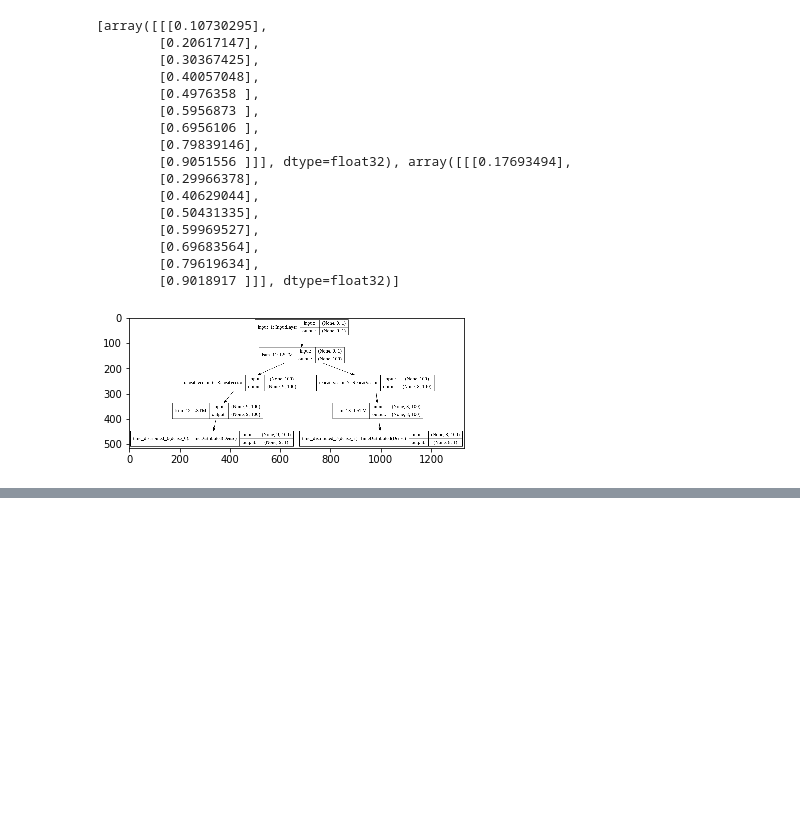
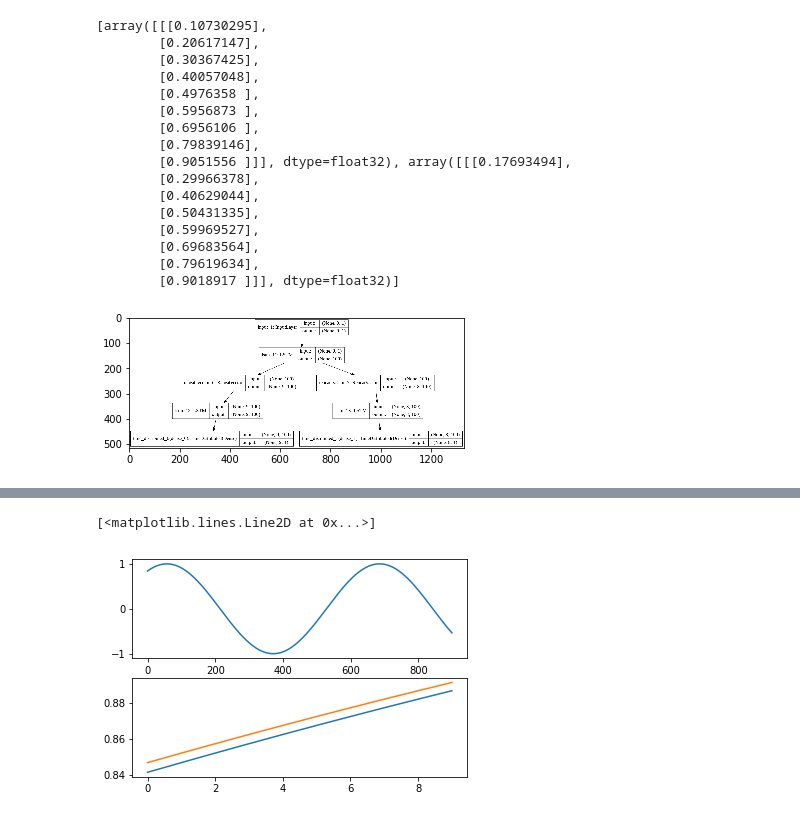
Before and after one commit to rigelfalcon/GoogleColab, a Jupyter notebook: lstm_autoencoders.ipynb, the cells around one changed output, grey strips where cells are left out. Saved outputs shown, nothing was run; the diff lists cells and outputs as text; code cells hidden in the pictures; blank space fills up the shorter version.

```diff
--- a/lstm_autoencoders.ipynb
+++ b/lstm_autoencoders.ipynb
@@ -138,0 +154,31 @@ print(yhat)
+# %%
+#%% generate data
+#generate sin(x)
+def SeriesGen(N):
+  x=np.arange(1,N,0.01)
+  return np.sin(x)
+#use generated sin(x) to generate sample.
+#input:x,x+1,x+2...
+#output:x+2,x+3,x+4...
+def TrainDataGen(seq,k):
+  dat=list()
+  L=len(seq)
+  for i in range(L-k-1):
+    indat=seq[i:i+k]
+    outdat=seq[i+1:i+k+1]
+    dat.append((indat,outdat))
+  return dat
+
+y = SeriesGen(10)
+dat = TrainDataGen(y, 10)
+plt.figure(1)
+##integral
+plt.subplot(211)
+plt.plot(y)
+##local
+plt.subplot(212)
+plt.plot(dat[0][0])
+plt.plot(dat[0][1])
+# %% [output]
+[<matplotlib.lines.Line2D at 0x...>]
+[figure, added]
```
Also changed, not shown: parts of 4 cells of this notebook.
